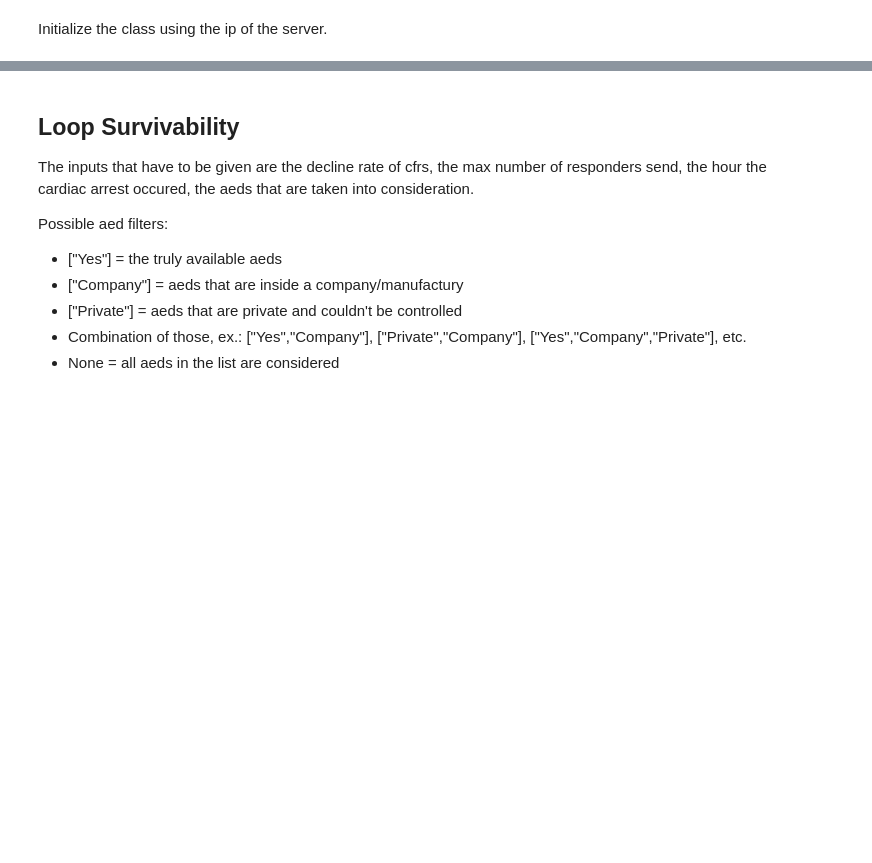
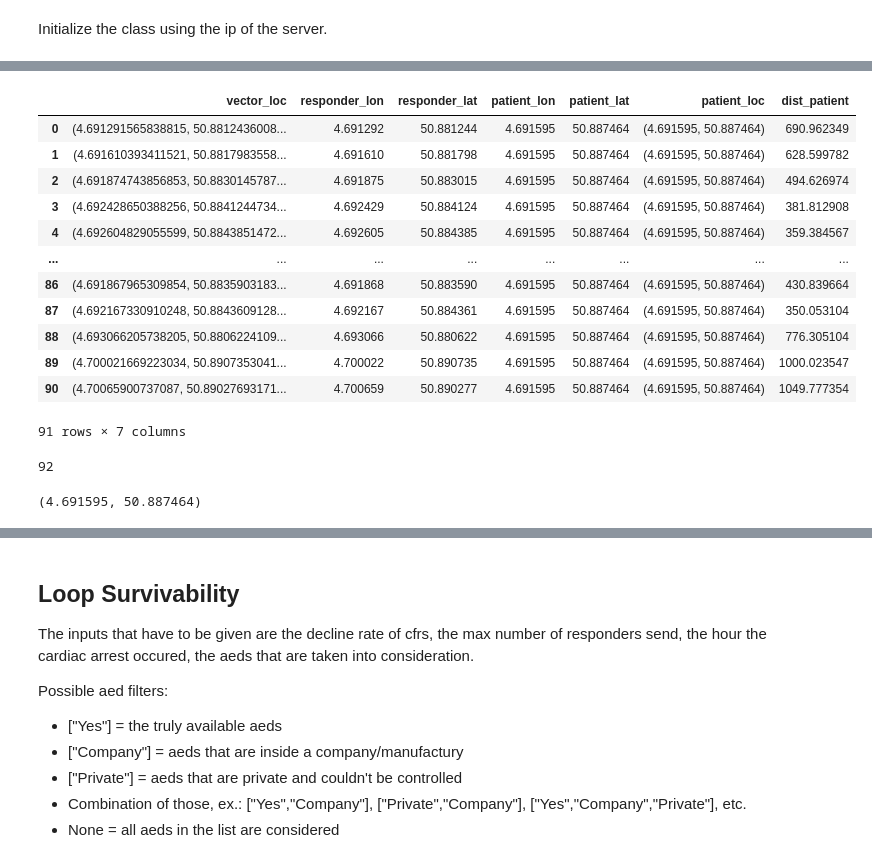
Before and after one commit to Leowiser/AED-Route-Optimization-MDA-Project, a Jupyter notebook: Simulation_Run.ipynb, the cells around one changed output, grey strips where cells are left out. Cells and saved outputs as stored; diff of their text form; code cells hidden in the pictures; blank space fills up the shorter version.

```diff
--- a/Simulation_Run.ipynb
+++ b/Simulation_Run.ipynb
@@ -26,0 +123,20 @@ print(dir(Simulations))
+# %%
+Vector_df
+# %% [output]
+|  | vector_loc | responder_lon | responder_lat | patient_lon | patient_lat | patient_loc | dist_patient |
+| 0 | (4.691291565838815, 50.8812436008... | 4.691292 | 50.881244 | 4.691595 | 50.887464 | (4.691595, 50.887464) | 690.962349 |
+| 1 | (4.691610393411521, 50.8817983558... | 4.691610 | 50.881798 | 4.691595 | 50.887464 | (4.691595, 50.887464) | 628.599782 |
+| 2 | (4.691874743856853, 50.8830145787... | 4.691875 | 50.883015 | 4.691595 | 50.887464 | (4.691595, 50.887464) | 494.626974 |
+| 3 | (4.692428650388256, 50.8841244734... | 4.692429 | 50.884124 | 4.691595 | 50.887464 | (4.691595, 50.887464) | 381.812908 |
+| 4 | (4.692604829055599, 50.8843851472... | 4.692605 | 50.884385 | 4.691595 | 50.887464 | (4.691595, 50.887464) | 359.384567 |
+| ... | ... | ... | ... | ... | ... | ... | ... |
+| 86 | (4.691867965309854, 50.8835903183... | 4.691868 | 50.883590 | 4.691595 | 50.887464 | (4.691595, 50.887464) | 430.839664 |
+| 87 | (4.692167330910248, 50.8843609128... | 4.692167 | 50.884361 | 4.691595 | 50.887464 | (4.691595, 50.887464) | 350.053104 |
+| 88 | (4.693066205738205, 50.8806224109... | 4.693066 | 50.880622 | 4.691595 | 50.887464 | (4.691595, 50.887464) | 776.305104 |
+| 89 | (4.700021669223034, 50.8907353041... | 4.700022 | 50.890735 | 4.691595 | 50.887464 | (4.691595, 50.887464) | 1000.023547 |
+| 90 | (4.70065900737087, 50.89027693171... | 4.700659 | 50.890277 | 4.691595 | 50.887464 | (4.691595, 50.887464) | 1049.777354 |
+91 rows × 7 columns
+# %%
+len(results["durations"])
+# %% [output]
+92
@@ -26,0 +154,4 @@ print(dir(Simulations))
+# %%
+loc_patient
+# %% [output]
+(4.691595, 50.887464)
```
Also changed, not shown: parts of 25 cells of this notebook, 8 other files.
